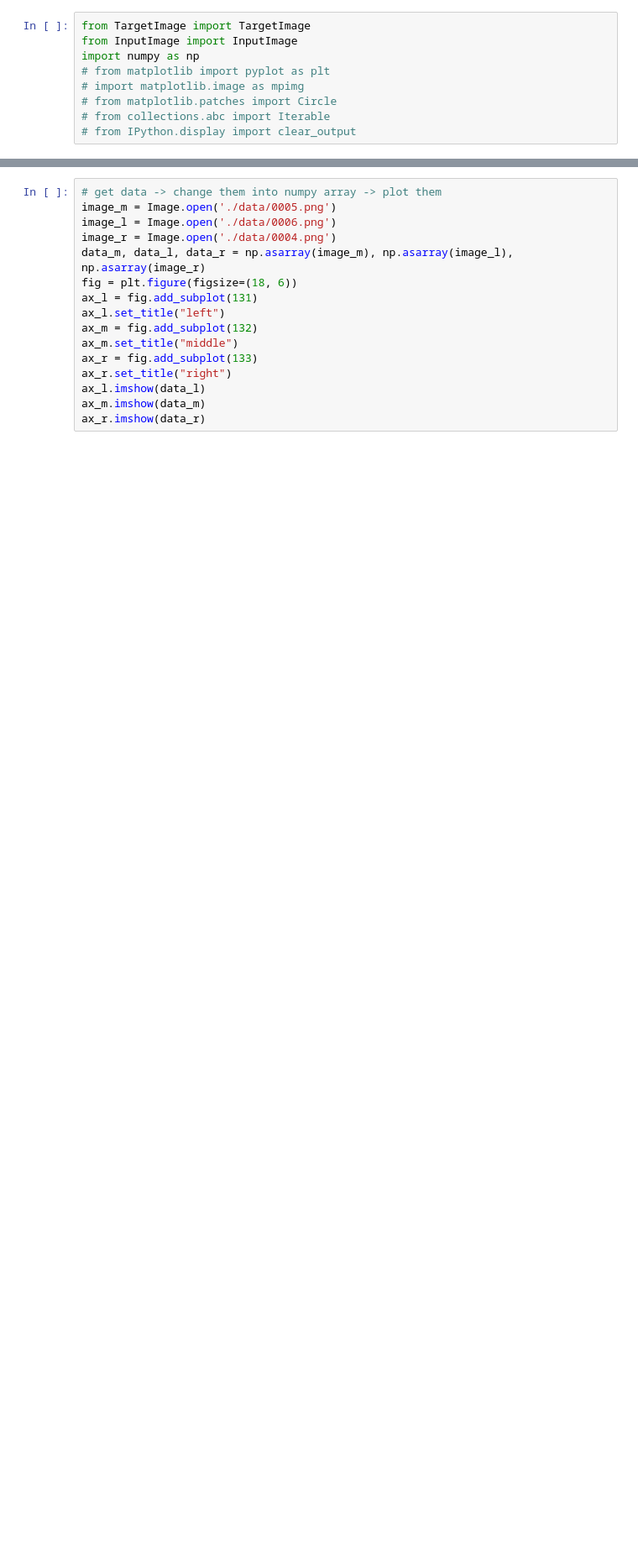
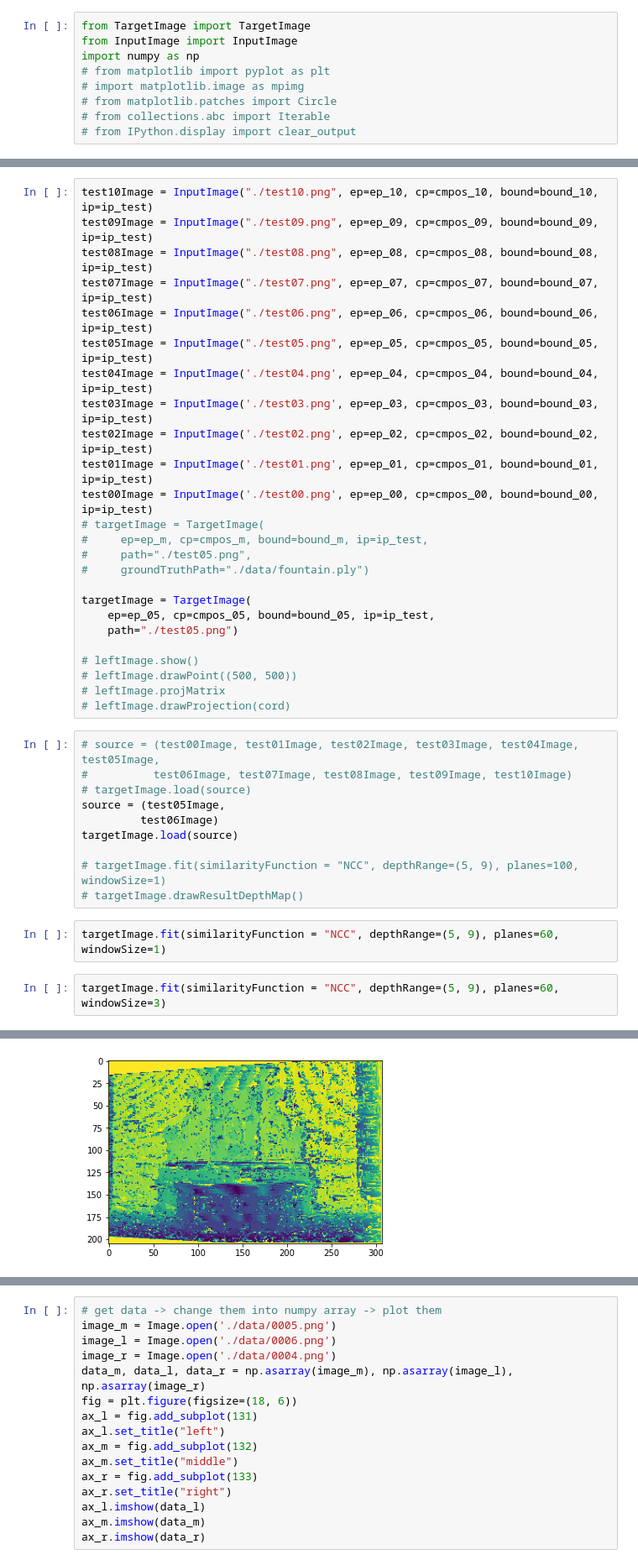
Before and after one commit to HaixuSong/Depth-Map-Using-Plain-Sweep-Algorithm_CUDA, a Jupyter notebook: main.ipynb, the cells around one changed output, grey strips where cells are left out. Shown at 84% size. Drawn from its saved outputs; the diff is of its cells as text; blank space fills up the shorter version.

Commit message:
TargetImage.fit done

```diff
--- a/main.ipynb
+++ b/main.ipynb
@@ -56,0 +88,40 @@ Loading:        100%
+# %%
+test10Image = InputImage("./test10.png", ep=ep_10, cp=cmpos_10, bound=bound_10, ip=ip_test)
+test09Image = InputImage("./test09.png", ep=ep_09, cp=cmpos_09, bound=bound_09, ip=ip_test)
+test08Image = InputImage("./test08.png", ep=ep_08, cp=cmpos_08, bound=bound_08, ip=ip_test)
+test07Image = InputImage("./test07.png", ep=ep_07, cp=cmpos_07, bound=bound_07, ip=ip_test)
+test06Image = InputImage("./test06.png", ep=ep_06, cp=cmpos_06, bound=bound_06, ip=ip_test)
+test05Image = InputImage("./test05.png", ep=ep_05, cp=cmpos_05, bound=bound_05, ip=ip_test)
+test04Image = InputImage('./test04.png', ep=ep_04, cp=cmpos_04, bound=bound_04, ip=ip_test)
+test03Image = InputImage('./test03.png', ep=ep_03, cp=cmpos_03, bound=bound_03, ip=ip_test)
+test02Image = InputImage('./test02.png', ep=ep_02, cp=cmpos_02, bound=bound_02, ip=ip_test)
+test01Image = InputImage('./test01.png', ep=ep_01, cp=cmpos_01, bound=bound_01, ip=ip_test)
+test00Image = InputImage('./test00.png', ep=ep_00, cp=cmpos_00, bound=bound_00, ip=ip_test)
+# targetImage = TargetImage(
+#     ep=ep_m, cp=cmpos_m, bound=bound_m, ip=ip_test,
+#     path="./test05.png",
+#     groundTruthPath="./data/fountain.ply")
+
+targetImage = TargetImage(
+    ep=ep_05, cp=cmpos_05, bound=bound_05, ip=ip_test,
+    path="./test05.png")
+
+# leftImage.show()
+# leftImage.drawPoint((500, 500))
+# leftImage.projMatrix
+# leftImage.drawProjection(cord)
+# %%
+# source = (test00Image, test01Image, test02Image, test03Image, test04Image, test05Image,
+#          test06Image, test07Image, test08Image, test09Image, test10Image)
+# targetImage.load(source)
+source = (test05Image,
+         test06Image)
+targetImage.load(source)
+
+# targetImage.fit(similarityFunction = "NCC", depthRange=(5, 9), planes=100, windowSize=1)
+# targetImage.drawResultDepthMap()
+# %%
+targetImage.fit(similarityFunction = "NCC", depthRange=(5, 9), planes=60, windowSize=1)
+# %%
+targetImage.fit(similarityFunction = "NCC", depthRange=(5, 9), planes=60, windowSize=3)
+# %% [output]
@@ -56,0 +130 @@ Loading:        100%
+[figure, added]
```
Also changed, not shown: parts of 16 cells of this notebook, 3 other files.
